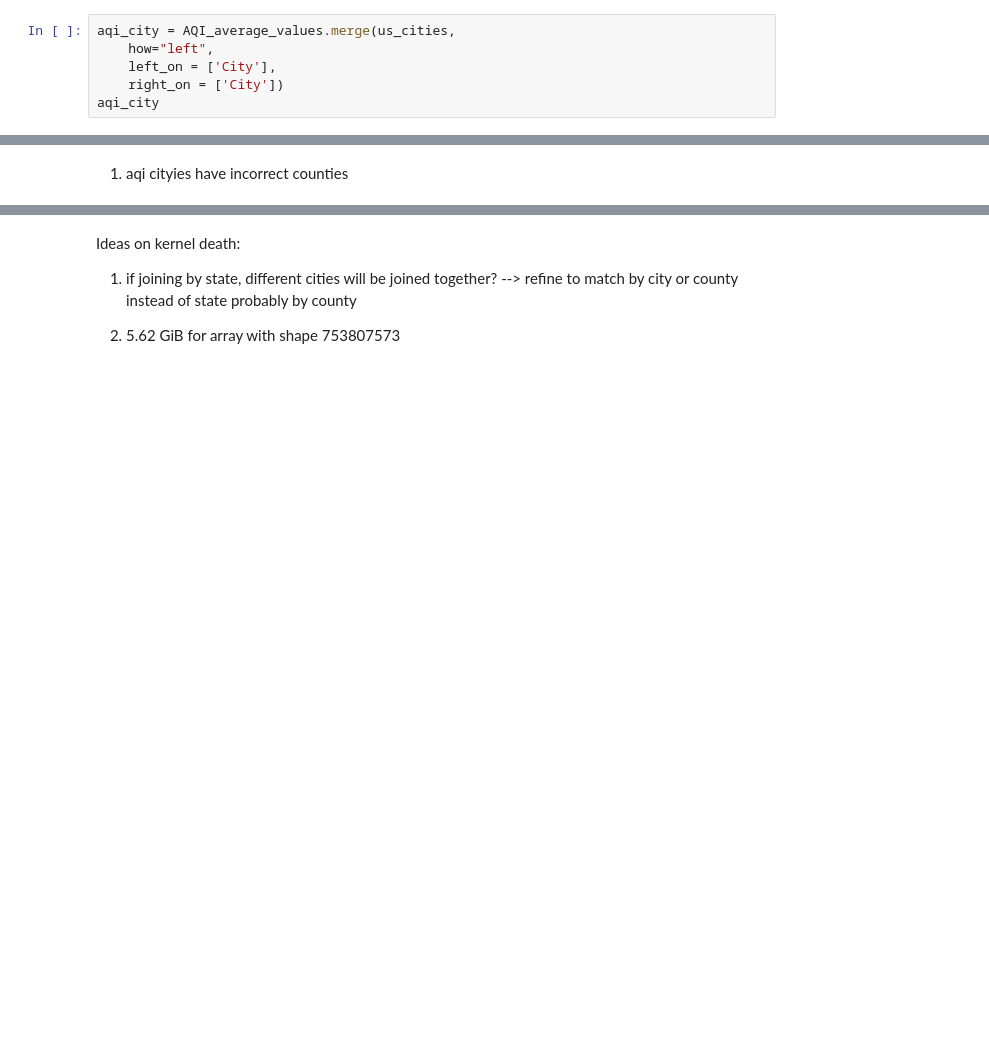
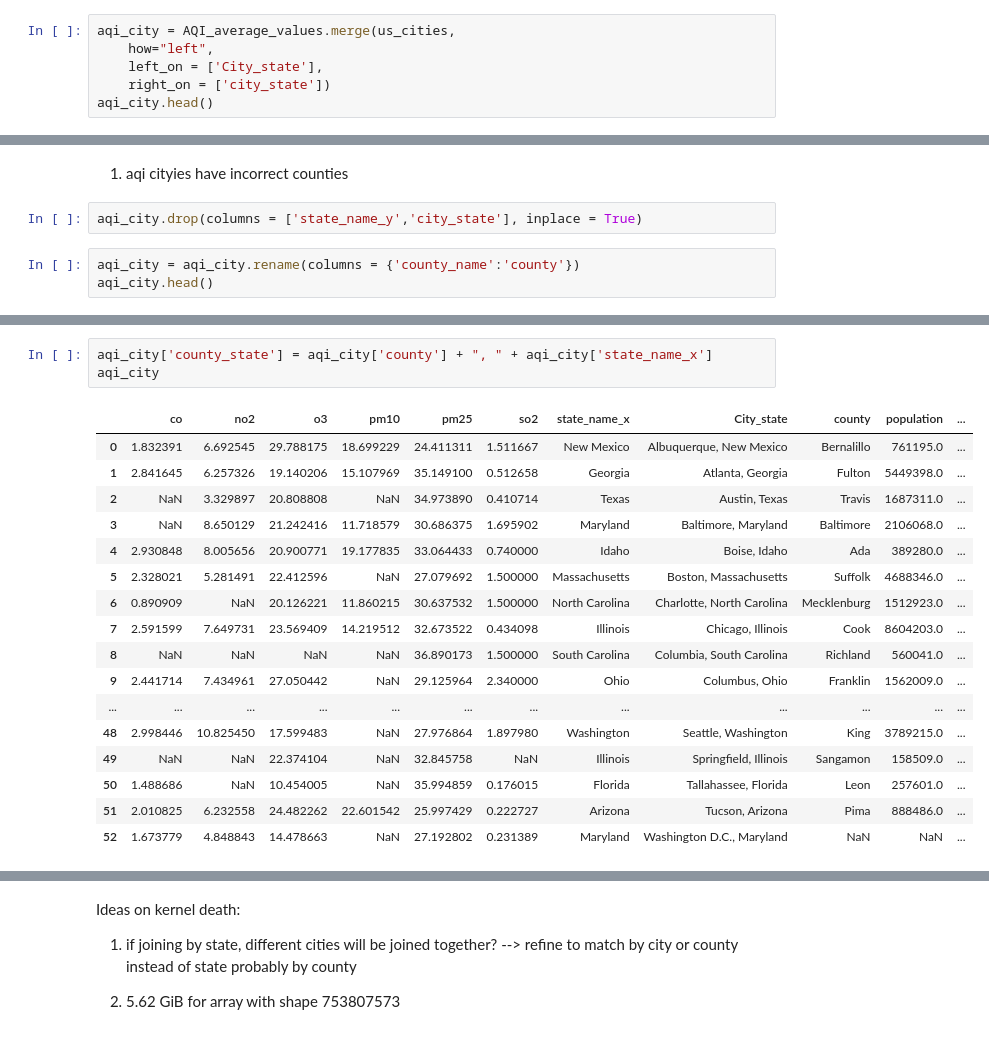
Before and after one commit to dcrago/Team50_Project, a Jupyter notebook: Team_50_Project_1_30_21.ipynb, the cells around one changed output, grey strips where cells are left out. Cells and saved outputs as stored; diff of their text form; blank space fills up the shorter version.

```diff
--- a/Team_50_Project_1_30_21.ipynb
+++ b/Team_50_Project_1_30_21.ipynb
@@ -332,7 +311,7 @@ us_cities = us_cities.rename(columns={'city':'City'})
 # %%
 aqi_city = AQI_average_values.merge(us_cities,
     how="left",
-    left_on = ['City'],
-    right_on = ['City'])
-aqi_city
+    left_on = ['City_state'],
+    right_on = ['city_state'])
+aqi_city.head()
 # %% [output]
@@ -380,3 +350,8 @@ us_cities
 # Merging Covid/Asthma/AQI
 # %% [markdown]
 1. aqi cityies have incorrect counties
+# %%
+aqi_city.drop(columns = ['state_name_y','city_state'], inplace = True)
+# %%
+aqi_city = aqi_city.rename(columns = {'county_name':'county'})
+aqi_city.head()
@@ -382,0 +365,21 @@ us_cities
+# %%
+aqi_city['county_state'] = aqi_city['county'] + ", " + aqi_city['state_name_x']
+aqi_city
+# %% [output]
+|  | co | no2 | o3 | pm10 | pm25 | so2 | state_name_x | City_state | county | population | ... |
+| 0 | 1.832391 | 6.692545 | 29.788175 | 18.699229 | 24.411311 | 1.511667 | New Mexico | Albuquerque, New Mexico | Bernalillo | 761195.0 | ... |
+| 1 | 2.841645 | 6.257326 | 19.140206 | 15.107969 | 35.149100 | 0.512658 | Georgia | Atlanta, Georgia | Fulton | 5449398.0 | ... |
+| 2 | NaN | 3.329897 | 20.808808 | NaN | 34.973890 | 0.410714 | Texas | Austin, Texas | Travis | 1687311.0 | ... |
+| 3 | NaN | 8.650129 | 21.242416 | 11.718579 | 30.686375 | 1.695902 | Maryland | Baltimore, Maryland | Baltimore | 2106068.0 | ... |
+| 4 | 2.930848 | 8.005656 | 20.900771 | 19.177835 | 33.064433 | 0.740000 | Idaho | Boise, Idaho | Ada | 389280.0 | ... |
+| 5 | 2.328021 | 5.281491 | 22.412596 | NaN | 27.079692 | 1.500000 | Massachusetts | Boston, Massachusetts | Suffolk | 4688346.0 | ... |
+| 6 | 0.890909 | NaN | 20.126221 | 11.860215 | 30.637532 | 1.500000 | North Carolina | Charlotte, North Carolina | Mecklenburg | 1512923.0 | ... |
+| 7 | 2.591599 | 7.649731 | 23.569409 | 14.219512 | 32.673522 | 0.434098 | Illinois | Chicago, Illinois | Cook | 8604203.0 | ... |
+| 8 | NaN | NaN | NaN | NaN | 36.890173 | 1.500000 | South Carolina | Columbia, South Carolina | Richland | 560041.0 | ... |
+| 9 | 2.441714 | 7.434961 | 27.050442 | NaN | 29.125964 | 2.340000 | Ohio | Columbus, Ohio | Franklin | 1562009.0 | ... |
+| ... | ... | ... | ... | ... | ... | ... | ... | ... | ... | ... | ... |
+| 48 | 2.998446 | 10.825450 | 17.599483 | NaN | 27.976864 | 1.897980 | Washington | Seattle, Washington | King | 3789215.0 | ... |
+| 49 | NaN | NaN | 22.374104 | NaN | 32.845758 | NaN | Illinois | Springfield, Illinois | Sangamon | 158509.0 | ... |
+| 50 | 1.488686 | NaN | 10.454005 | NaN | 35.994859 | 0.176015 | Florida | Tallahassee, Florida | Leon | 257601.0 | ... |
+| 51 | 2.010825 | 6.232558 | 24.482262 | 22.601542 | 25.997429 | 0.222727 | Arizona | Tucson, Arizona | Pima | 888486.0 | ... |
+| 52 | 1.673779 | 4.848843 | 14.478663 | NaN | 27.192802 | 0.231389 | Maryland | Washington D.C., Maryland | NaN | NaN | ... |
```
Also changed, not shown: parts of 19 cells of this notebook.
